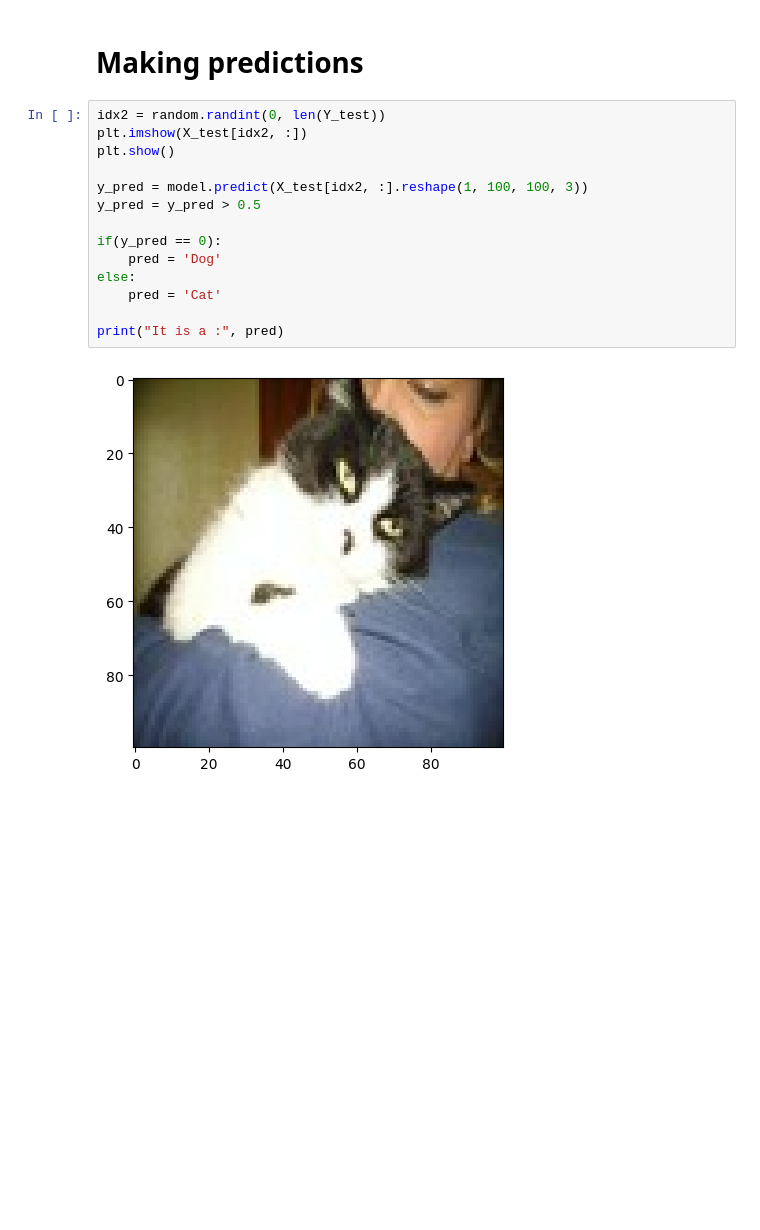
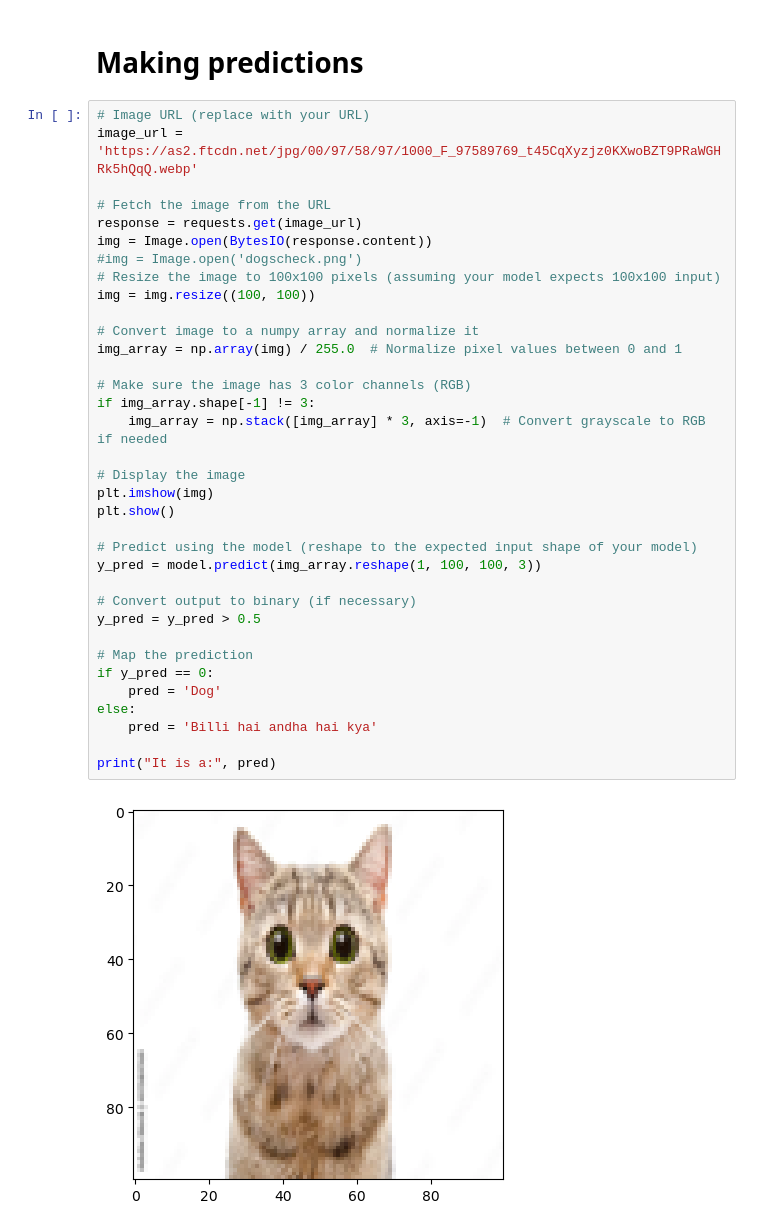
Before and after one commit to Vedclove/Dogs-vs-Cats-Classification, a Jupyter notebook: dogs-vs-cats-using-CNN.ipynb, the cells around one changed output. Drawn from its saved outputs; the diff is of its cells as text; blank space fills up the shorter version.

Commit message:
updated the image predict function code

```diff
--- a/dogs-vs-cats-using-CNN.ipynb
+++ b/dogs-vs-cats-using-CNN.ipynb
@@ -103,18 +96,39 @@ model.evaluate(X_test, Y_test)
 # %% [markdown]
 # Making predictions
 # %%
-idx2 = random.randint(0, len(Y_test))
-plt.imshow(X_test[idx2, :])
+# Image URL (replace with your URL)
+image_url = 'https://as2.ftcdn.net/jpg/00/97/58/97/1000_F_97589769_t45CqXyzjz0KXwoBZT9PRaWGHRk5hQqQ.webp'
+
+# Fetch the image from the URL
+response = requests.get(image_url)
+img = Image.open(BytesIO(response.content))
+#img = Image.open('dogscheck.png')
+# Resize the image to 100x100 pixels (assuming your model expects 100x100 input)
+img = img.resize((100, 100))
+
+# Convert image to a numpy array and normalize it
+img_array = np.array(img) / 255.0  # Normalize pixel values between 0 and 1
+
+# Make sure the image has 3 color channels (RGB)
+if img_array.shape[-1] != 3:
+    img_array = np.stack([img_array] * 3, axis=-1)  # Convert grayscale to RGB if needed
+
+# Display the image
+plt.imshow(img)
 plt.show()
 
-y_pred = model.predict(X_test[idx2, :].reshape(1, 100, 100, 3))
+# Predict using the model (reshape to the expected input shape of your model)
+y_pred = model.predict(img_array.reshape(1, 100, 100, 3))
+
+# Convert output to binary (if necessary)
 y_pred = y_pred > 0.5
 
-if(y_pred == 0):
+# Map the prediction
+if y_pred == 0:
     pred = 'Dog'
 else:
-    pred = 'Cat'
+    pred = 'Billi hai andha hai kya'
 
-print("It is a :", pred)
+print("It is a:", pred)
 # %% [output]
-[figure, old version]
+[figure, new version]
```
Also changed, not shown: parts of 7 cells of this notebook, 3 other files.
